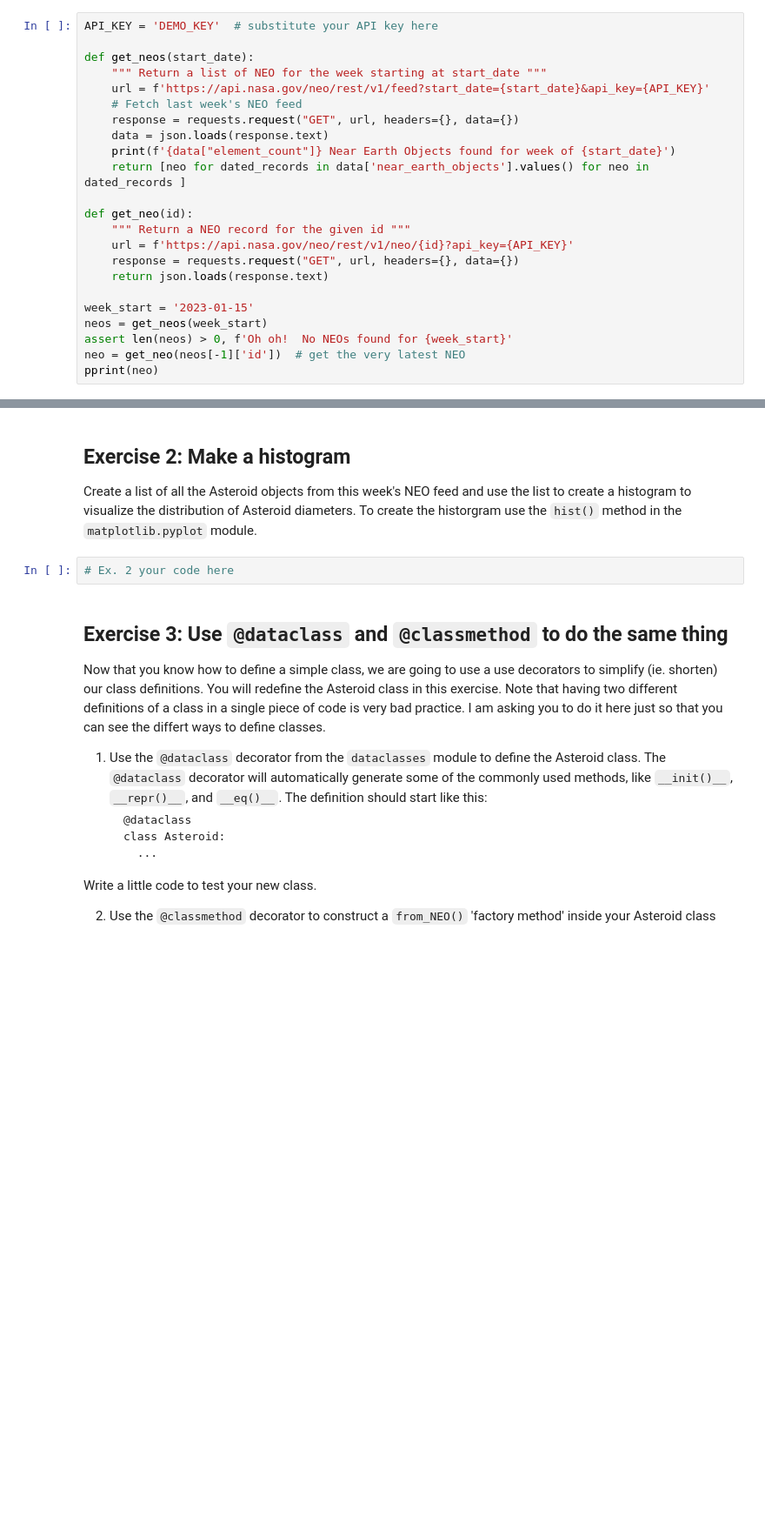
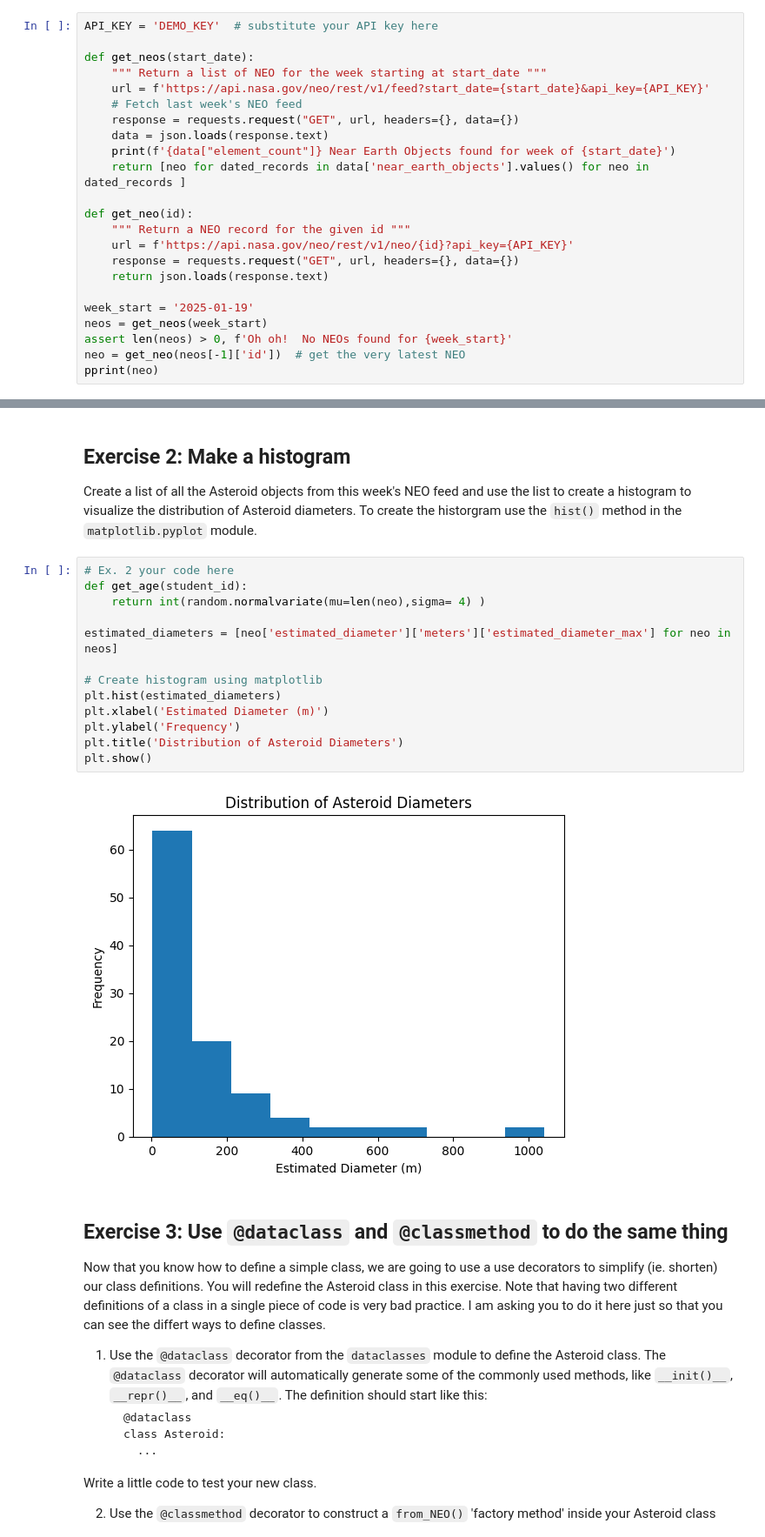
Before and after one commit to kashishkhera44/comp215, a Jupyter notebook: labs/lab03-classes.ipynb, the cells around one changed output, grey strips where cells are left out. Shown at 87% size. Cells and saved outputs as stored; diff of their text form; blank space fills up the shorter version.

```diff
--- a/labs/lab03-classes.ipynb
+++ b/labs/lab03-classes.ipynb
@@ -47,7 +47,7 @@ def get_neo(id):
     response = requests.request("GET", url, headers={}, data={})
     return json.loads(response.text)
 
-week_start = '2023-01-15'
+week_start = '2025-01-19'
 neos = get_neos(week_start)
 assert len(neos) > 0, f'Oh oh!  No NEOs found for {week_start}'
 neo = get_neo(neos[-1]['id'])  # get the very latest NEO
@@ -73,8 +112,21 @@ Write a little code to test your new class.
 ## Exercise 2: Make a histogram
 
 Create a list of all the Asteroid objects from this week's NEO feed and use the list to create a histogram to visualize the distribution of Asteroid diameters.  To create the historgram use the `hist()` method in the `matplotlib.pyplot` module.
-# %%
-# Ex. 2 your code here
+# %%
+# Ex. 2 your code here
+def get_age(student_id):
+    return int(random.normalvariate(mu=len(neo),sigma= 4) )
+
+estimated_diameters = [neo['estimated_diameter']['meters']['estimated_diameter_max'] for neo in neos]
+
+# Create histogram using matplotlib
+plt.hist(estimated_diameters)
+plt.xlabel('Estimated Diameter (m)')
+plt.ylabel('Frequency')
+plt.title('Distribution of Asteroid Diameters')
+plt.show()
+# %% [output]
+[figure, added]
 # %% [markdown]
 ## Exercise 3: Use `@dataclass` and `@classmethod` to do the same thing
 
```
Also changed, not shown: parts of 4 cells of this notebook.
